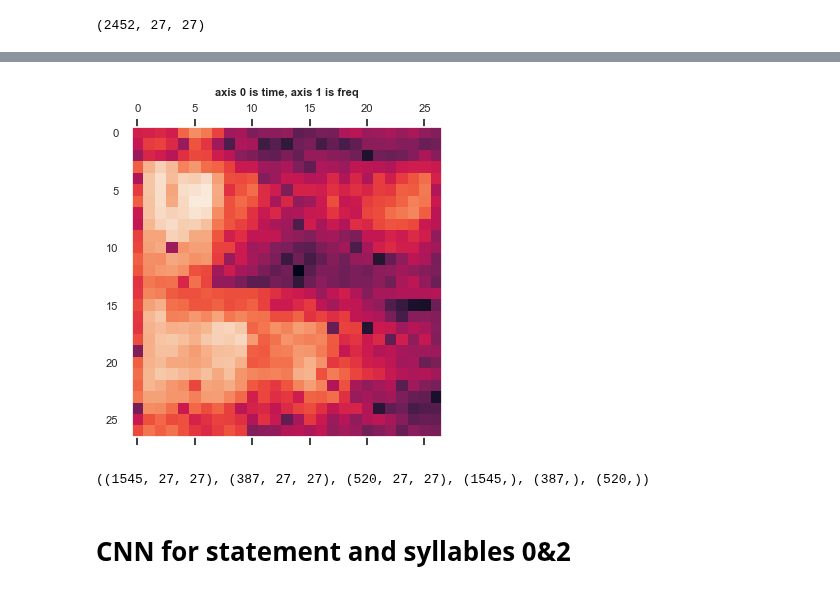
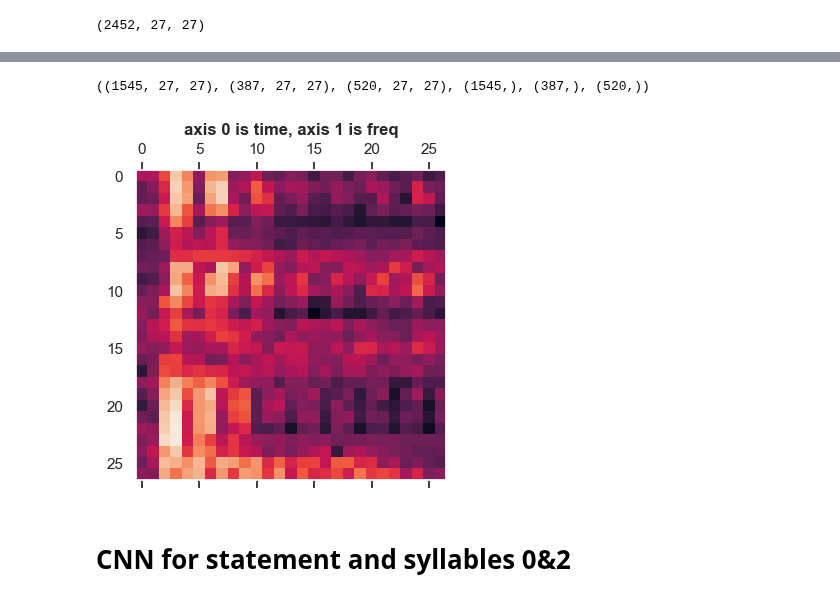
Before and after one commit to djanloo/DM2, a Jupyter notebook: TimeSeries/ts_explainer.ipynb, the cells around one changed output, grey strips where cells are left out. Cells and saved outputs as stored; diff of their text form; code cells hidden in the pictures.

```diff
--- a/TimeSeries/ts_explainer.ipynb
+++ b/TimeSeries/ts_explainer.ipynb
@@ -62,23 +65,21 @@ plt.show()
+# %%
+# Sets tests to be over actor 19 (excluded)
+X_test = traces[df.actor_number > 19]
+y_test = df[TARGET][df.actor_number > 19].to_numpy()
+
+# Sets the train and validation inside actors < 19
+X_train, X_val, y_train, y_val = train_test_split(  traces[df.actor_number <= 19],
+                                                    df[TARGET][df.actor_number <= 19].to_numpy(),
+                                                    test_size=0.2, random_state=100)
+
+X_train.shape, X_val.shape, X_test.shape, y_train.shape, y_val.shape, y_test.shape
+# %% [output]
+((1545, 27, 27), (387, 27, 27), (520, 27, 27), (1545,), (387,), (520,))
 # %%
-plt.matshow(traces[index]);plt.grid(ls="")
+plt.matshow(X_test[0]);plt.grid(ls="")
 plt.title("axis 0 is time, axis 1 is freq");
 # %% [output]
-[figure, old version]
+[figure, new version]
-# %%
-from sklearn.model_selection import train_test_split
-
-# Sets tests to be over actor 19 (excluded)
-X_test = traces[df.actor_number > 19]
-y_test = df[TARGET][df.actor_number > 19].to_numpy()
-
-# Sets the train and validation inside actors < 19
-X_train, X_val, y_train, y_val = train_test_split(  traces[df.actor_number <= 19],
-                                                    df[TARGET][df.actor_number <= 19].to_numpy(),
-                                                    test_size=0.2, random_state=100)
-
-X_train.shape, X_val.shape, X_test.shape, y_train.shape, y_val.shape, y_test.shape
-# %% [output]
-((1545, 27, 27), (387, 27, 27), (520, 27, 27), (1545,), (387,), (520,))
 # %% [markdown]
 # CNN for statement and syllables 0&2
 # %%
```
Also changed, not shown: parts of 33 cells of this notebook.
